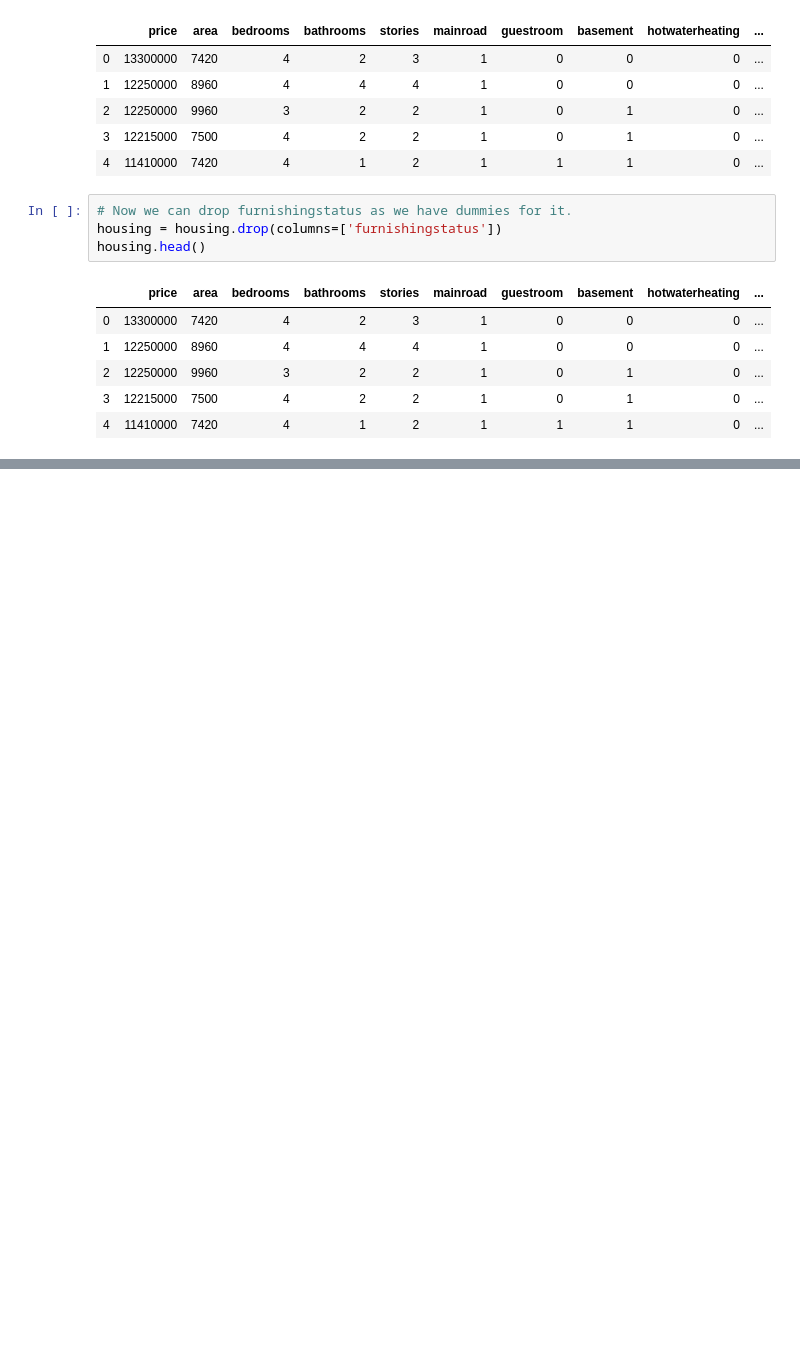
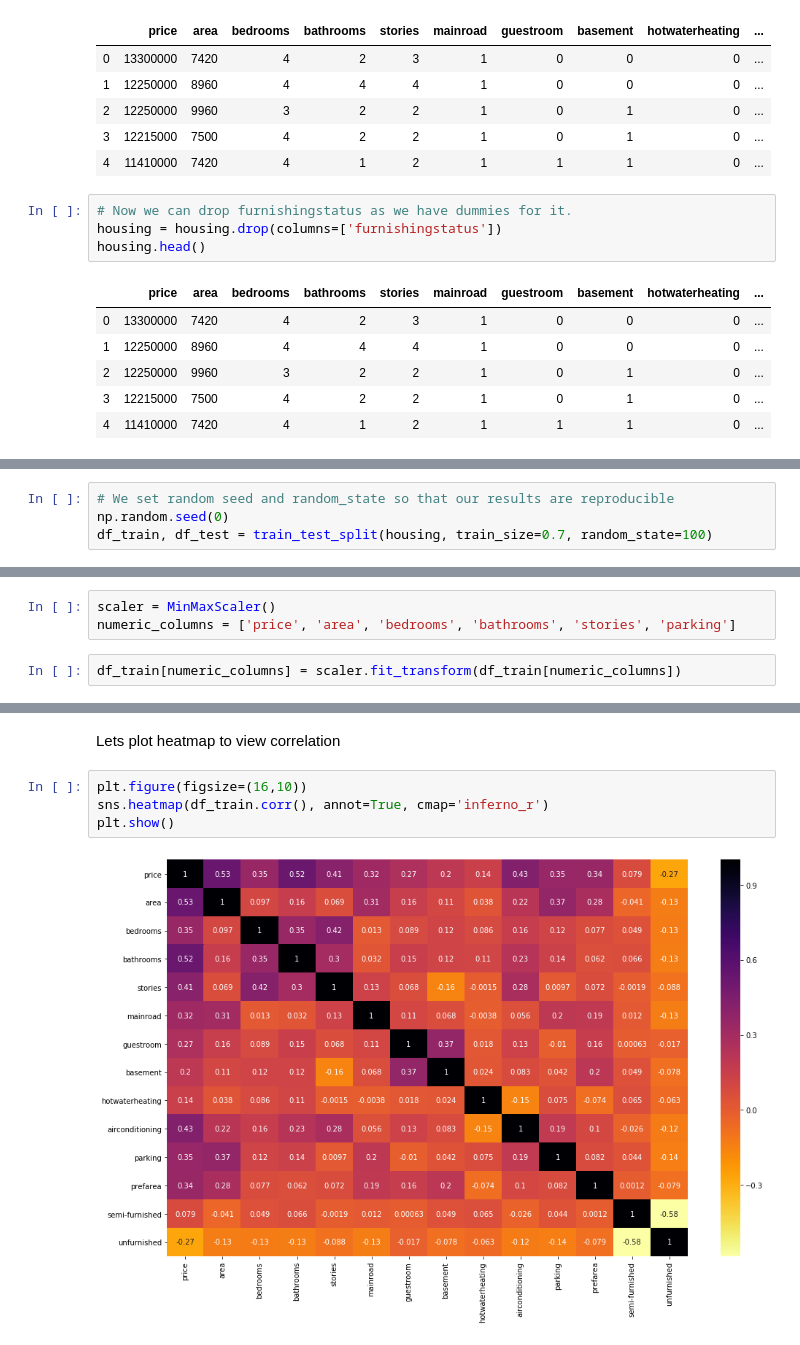
Before and after one commit to raditz2488/AIML, a Jupyter notebook: MultipleLinearRegression/HousePricePrediction/HousePricePrediction.ipynb, the cells around one changed output, grey strips where cells are left out. Cells and saved outputs as stored; diff of their text form; blank space fills up the shorter version.

```diff
--- a/MultipleLinearRegression/HousePricePrediction/HousePricePrediction.ipynb
+++ b/MultipleLinearRegression/HousePricePrediction/HousePricePrediction.ipynb
@@ -158,0 +166,4 @@ housing.head()
+# %%
+# We set random seed and random_state so that our results are reproducible
+np.random.seed(0)
+df_train, df_test = train_test_split(housing, train_size=0.7, random_state=100)
@@ -158,0 +182,5 @@ housing.head()
+# %%
+scaler = MinMaxScaler()
+numeric_columns = ['price', 'area', 'bedrooms', 'bathrooms', 'stories', 'parking']
+# %%
+df_train[numeric_columns] = scaler.fit_transform(df_train[numeric_columns])
@@ -158,0 +208,8 @@ housing.head()
+# %% [markdown]
+Lets plot heatmap to view correlation
+# %%
+plt.figure(figsize=(16,10))
+sns.heatmap(df_train.corr(), annot=True, cmap='inferno_r')
+plt.show()
+# %% [output]
+[figure, added]
```
Also changed, not shown: parts of 11 cells of this notebook.
